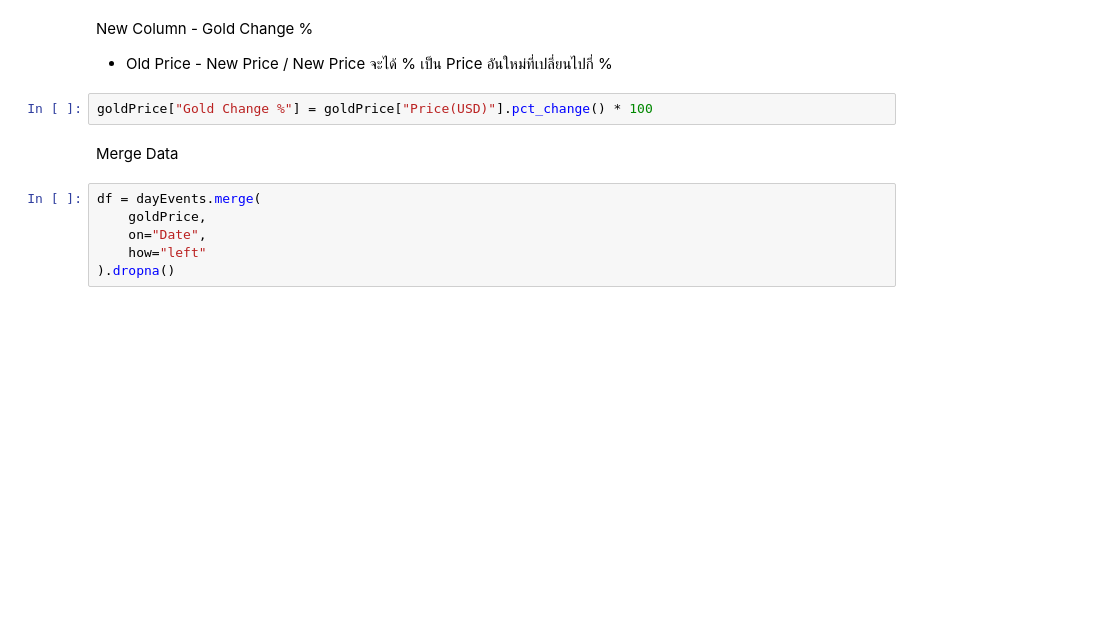
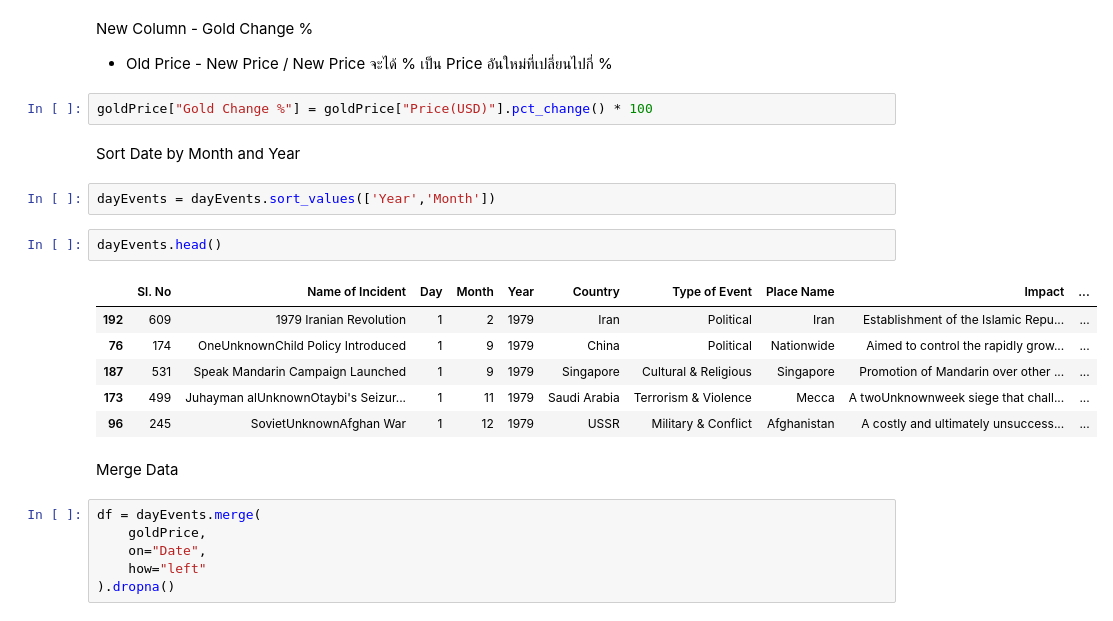
Before and after one commit to WornWolf/DataSci_Project_2026, a Jupyter notebook: project_initial.ipynb, the cells around one changed output. Cells and saved outputs as stored; diff of their text form; blank space fills up the shorter version.

```diff
--- a/project_initial.ipynb
+++ b/project_initial.ipynb
@@ -84,6 +84,19 @@ New Column - Gold Change %
 - Old Price - New Price / New Price จะได้ % เป็น Price อันใหม่ที่เปลี่ยนไปกี่ %
 # %%
 goldPrice["Gold Change %"] = goldPrice["Price(USD)"].pct_change() * 100
+# %% [markdown]
+Sort Date by Month and Year
+# %%
+dayEvents = dayEvents.sort_values(['Year','Month'])
+# %%
+dayEvents.head()
+# %% [output]
+|  | Sl. No | Name of Incident | Day | Month | Year | Country | Type of Event | Place Name | Impact | ... |
+| 192 | 609 | 1979 Iranian Revolution | 1 | 2 | 1979 | Iran | Political | Iran | Establishment of the Islamic Repu... | ... |
+| 76 | 174 | OneUnknownChild Policy Introduced | 1 | 9 | 1979 | China | Political | Nationwide | Aimed to control the rapidly grow... | ... |
+| 187 | 531 | Speak Mandarin Campaign Launched | 1 | 9 | 1979 | Singapore | Cultural & Religious | Singapore | Promotion of Mandarin over other ... | ... |
+| 173 | 499 | Juhayman alUnknownOtaybi's Seizur... | 1 | 11 | 1979 | Saudi Arabia | Terrorism & Violence | Mecca | A twoUnknownweek siege that chall... | ... |
+| 96 | 245 | SovietUnknownAfghan War | 1 | 12 | 1979 | USSR | Military & Conflict | Afghanistan | A costly and ultimately unsuccess... | ... |
 # %% [markdown]
 Merge Data
 # %%
```
Also changed, not shown: parts of 10 cells of this notebook.
